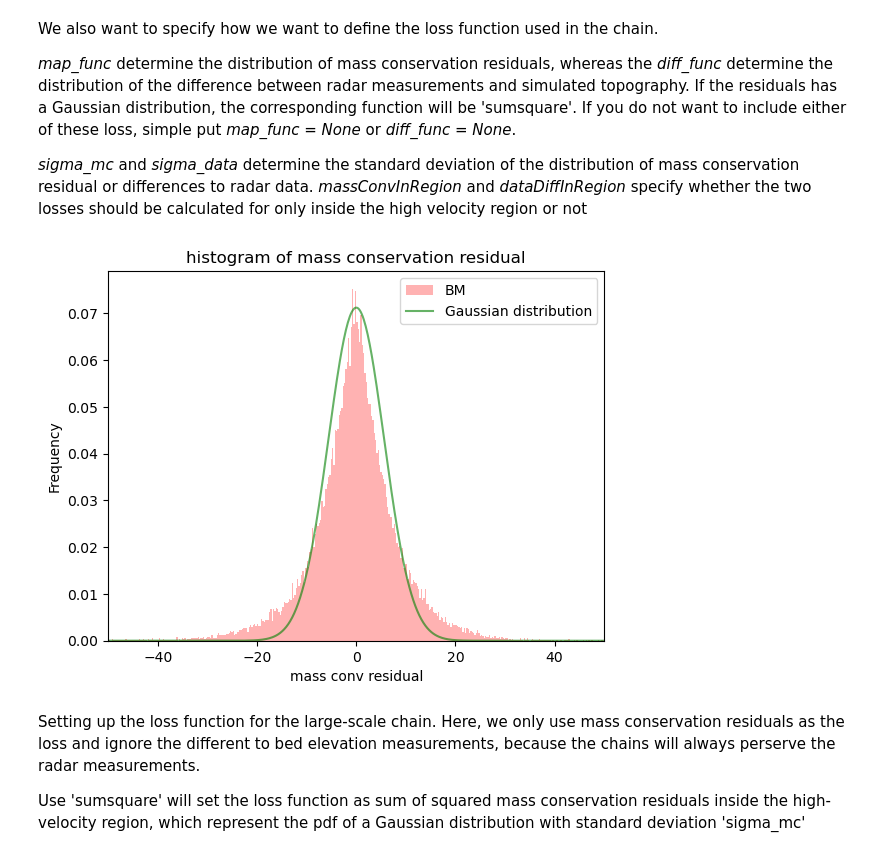
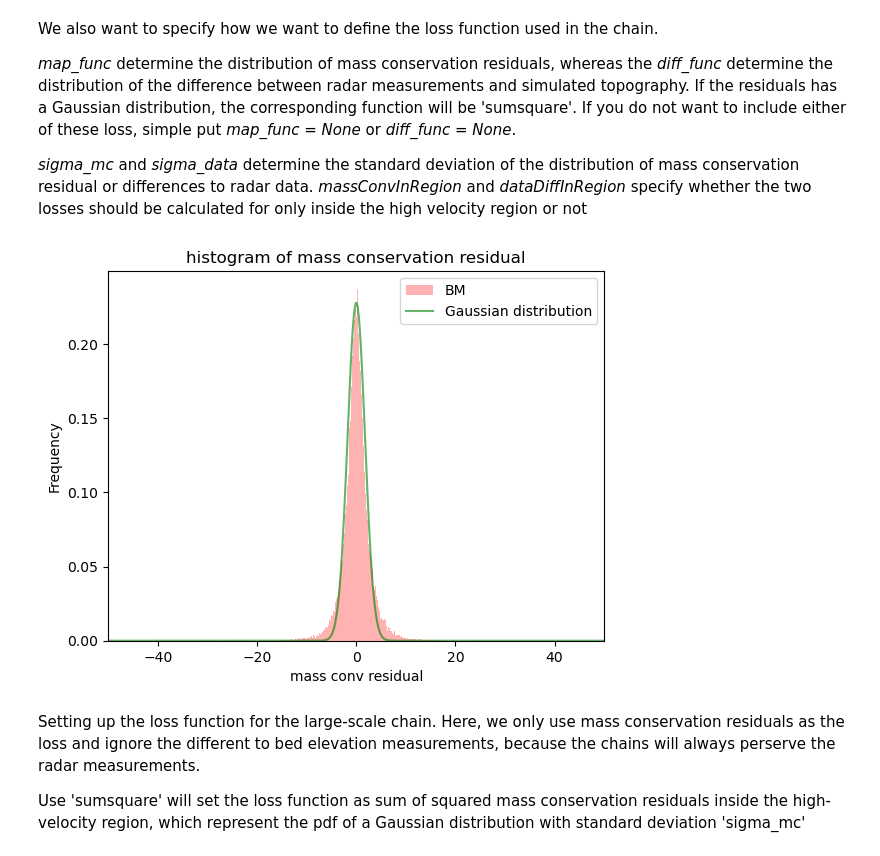
Before and after one commit to tylerrleee/MonteCarloMarkovChain, a Jupyter notebook: MCMC_chains/3_LargeScaleChain (1).ipynb, the cells around one changed output. Saved outputs shown, nothing was run; the diff lists cells and outputs as text; code cells hidden in the pictures.

```diff
--- a/3_LargeScaleChain (1).ipynb
+++ b/MCMC_chains/3_LargeScaleChain (1).ipynb
@@ -107,6 +109,6 @@ V1_p = [83251.42284193831, 1.8417237215825735, 0.9952450731725953, 0]
 # %%
 # load bed generated by Sequential Gaussian Simulation
-sgs_bed = np.loadtxt('sgs_bed_totten_cropped.txt')
+sgs_bed = np.loadtxt('./2_Statistical_Analysis/sgs_bed_bindshalder.txt')
 thickness = bedmap_surf - sgs_bed
 sgs_bed = np.where((thickness<=0)&(bedmap_mask==1), bedmap_surf-1, sgs_bed)
 # %% [markdown]
@@ -180,26 +182,26 @@ We also want to specify how we want to define the loss function used in the chai
 # %%
 mc_res_bm = Topography.get_mass_conservation_residual(bedmachine_bed,bedmap_surf,velx,vely,dhdt,smb,resolution)
 # %%
-sigma3 = 5.6
+sigma3 = 1.75
 xl3=np.linspace(-100, 100, num=1000)
 gaussian_model=1/(sigma3*np.sqrt(2*np.pi))*np.exp(-0.5*np.square(xl3/sigma3))
 
 # here, we filter mc_res_bm to only account for mass flux residuals inside the high velocity region
 mc_res_bm_sr2 = mc_res_bm[highvel_mask==1]
 mc_res_bm_sr2_f = mc_res_bm_sr2.flatten()
 mc_res_bm_sr2_f = mc_res_bm_sr2_f[~np.isnan(mc_res_bm_sr2_f)]
 
 plt.hist(mc_res_bm_sr2_f, bins=5000, facecolor='red', alpha=0.3,density=True,label='BM')
 plt.plot(xl3, gaussian_model, color='Green',alpha=0.6, label='Gaussian distribution')
 plt.xlim([-50,50]);
 
 plt.legend()
 plt.xlabel('mass conv residual');
 plt.ylabel('Frequency');
 plt.title('histogram of mass conservation residual')
 plt.show()
 # %% [output]
-[figure, old version]
+[figure, new version]
 # %% [markdown]
 Setting up the loss function for the large-scale chain. Here, we only use mass conservation residuals as the loss and ignore the different to bed elevation measurements, because the chains will always perserve the radar measurements.
 
```
Also changed, not shown: parts of 14 cells of this notebook, 5 other files.
